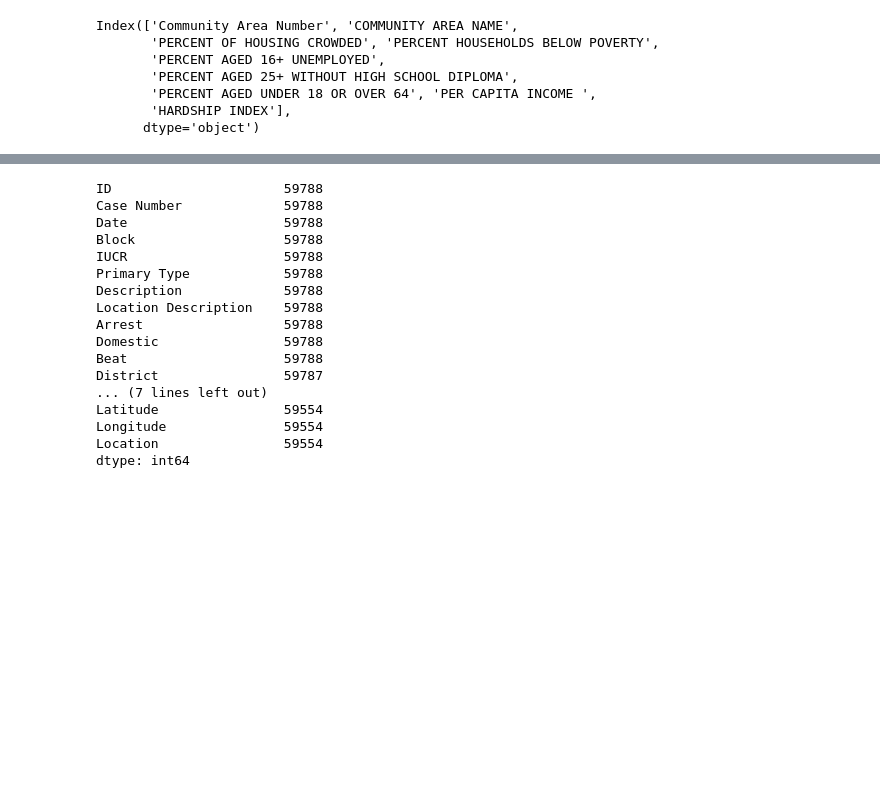
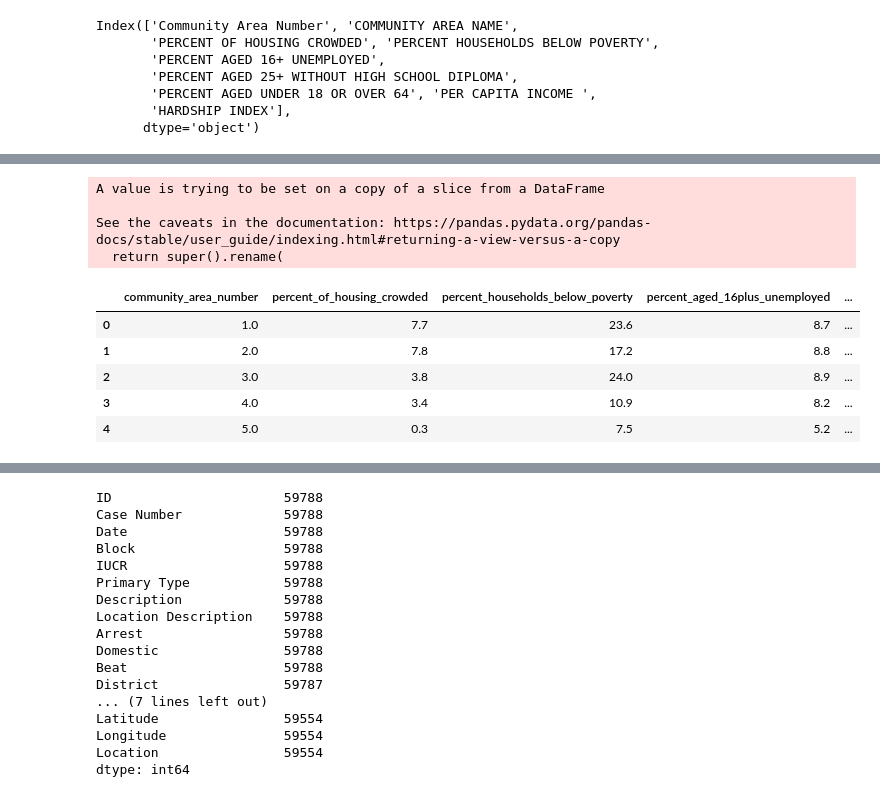
Before and after one commit to NickP20/Gun_Violence, a Jupyter notebook: Untitled.ipynb, the cells around one changed output, grey strips where cells are left out. Cells and saved outputs as stored; diff of their text form; code cells hidden in the pictures; blank space fills up the shorter version.

```diff
--- a/Untitled.ipynb
+++ b/Untitled.ipynb
@@ -63,5 +63,21 @@ economic_df.head()
 | 2 | 3.0 | 3.8 | 24.0 | 8.9 | ... |
 | 3 | 4.0 | 3.4 | 10.9 | 8.2 | ... |
 | 4 | 5.0 | 0.3 | 7.5 | 5.2 | ... |
+# %%
+economic_df.rename(columns={'PER CAPITA INCOME ':'PER CAPITA INCOME', 'PERCENT AGED 16+ UNEMPLOYED':'PERCENT AGED 16plus UNEMPLOYED'
+                           ,'PERCENT AGED 25+ WITHOUT HIGH SCHOOL DIPLOMA':'PERCENT AGED 25plus WITHOUT HIGH SCHOOL DIPLOMA'}, inplace =True)
+economic_df.columns = economic_df.columns.str.lower().str.replace(' ' , '_')
+economic_df.head()
+# %% [output]
+A value is trying to be set on a copy of a slice from a DataFrame
+
+See the caveats in the documentation: https://pandas.pydata.org/pandas-docs/stable/user_guide/indexing.html#returning-a-view-versus-a-copy
+  return super().rename(
+|  | community_area_number | percent_of_housing_crowded | percent_households_below_poverty | percent_aged_16plus_unemployed | ... |
+| 0 | 1.0 | 7.7 | 23.6 | 8.7 | ... |
+| 1 | 2.0 | 7.8 | 17.2 | 8.8 | ... |
+| 2 | 3.0 | 3.8 | 24.0 | 8.9 | ... |
+| 3 | 4.0 | 3.4 | 10.9 | 8.2 | ... |
+| 4 | 5.0 | 0.3 | 7.5 | 5.2 | ... |
 # %%
 neighborhood_df= census_df[['Community Area Number','COMMUNITY AREA NAME']]
```
Also changed, not shown: parts of 2 cells of this notebook.
